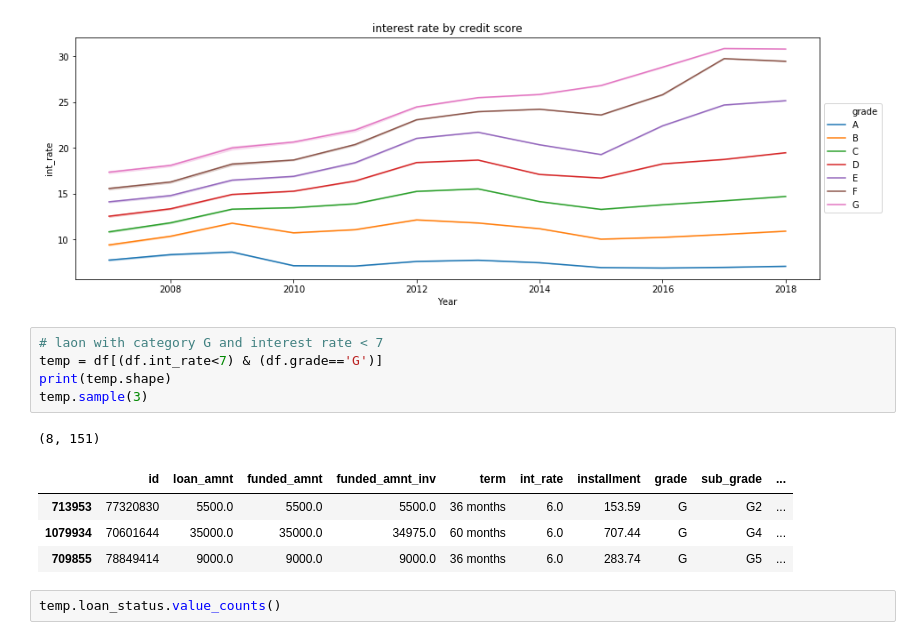
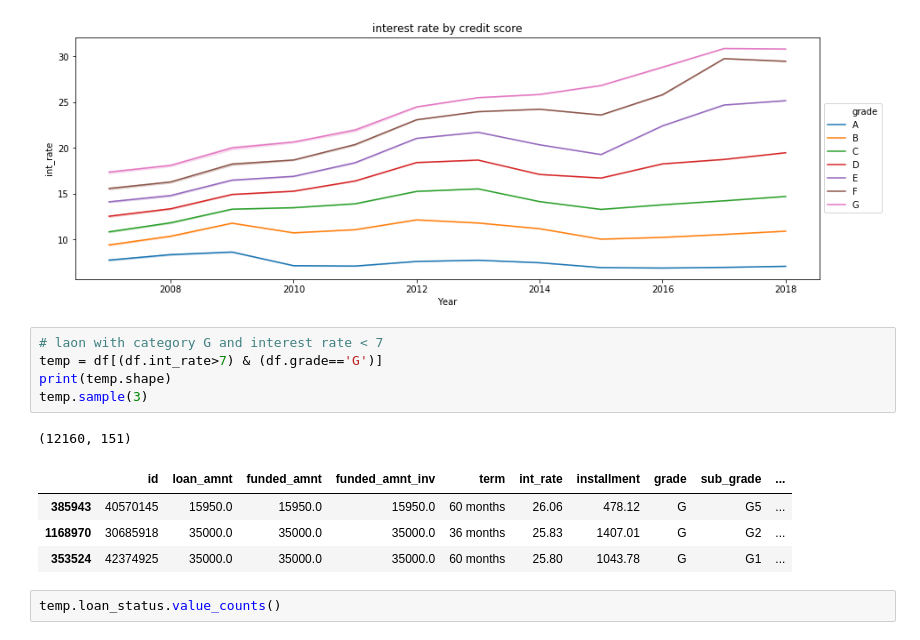
Before and after one commit to bacover/Capstone, a Jupyter notebook: Untitled.ipynb, the cells around one changed output. Saved outputs shown, nothing was run; the diff lists cells and outputs as text.

```diff
--- a/Untitled.ipynb
+++ b/Untitled.ipynb
@@ -197,15 +219,15 @@ plt.show()
 [figure]
 # %%
 # laon with category G and interest rate < 7
-temp = df[(df.int_rate<7) & (df.grade=='G')]
+temp = df[(df.int_rate>7) & (df.grade=='G')]
 print(temp.shape)
 temp.sample(3)
 # %% [output]
-(8, 151)
+(12160, 151)
 |  | id | loan_amnt | funded_amnt | funded_amnt_inv | term | int_rate | installment | grade | sub_grade | ... |
-| 713953 | 77320830 | 5500.0 | 5500.0 | 5500.0 | 36 months | 6.0 | 153.59 | G | G2 | ... |
-| 1079934 | 70601644 | 35000.0 | 35000.0 | 34975.0 | 60 months | 6.0 | 707.44 | G | G4 | ... |
-| 709855 | 78849414 | 9000.0 | 9000.0 | 9000.0 | 36 months | 6.0 | 283.74 | G | G5 | ... |
+| 385943 | 40570145 | 15950.0 | 15950.0 | 15950.0 | 60 months | 26.06 | 478.12 | G | G5 | ... |
+| 1168970 | 30685918 | 35000.0 | 35000.0 | 35000.0 | 36 months | 25.83 | 1407.01 | G | G2 | ... |
+| 353524 | 42374925 | 35000.0 | 35000.0 | 35000.0 | 60 months | 25.80 | 1043.78 | G | G1 | ... |
 # %%
 temp.loan_status.value_counts()
 # %% [output]
```
Also changed, not shown: parts of 25 cells of this notebook.
